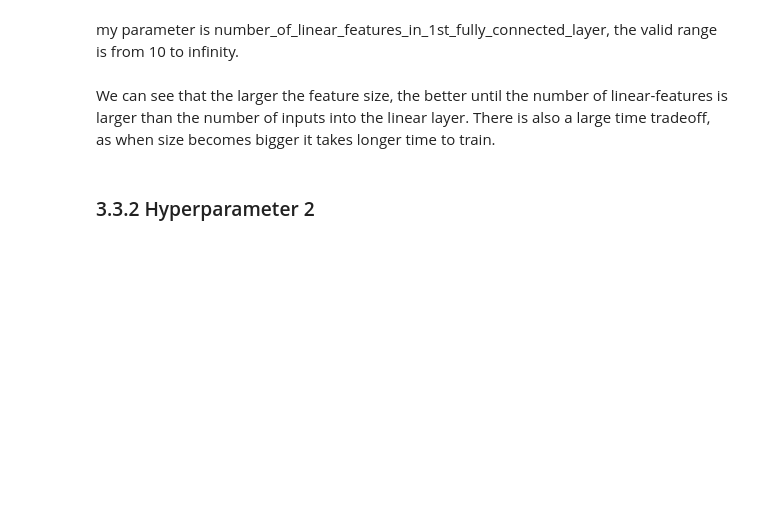
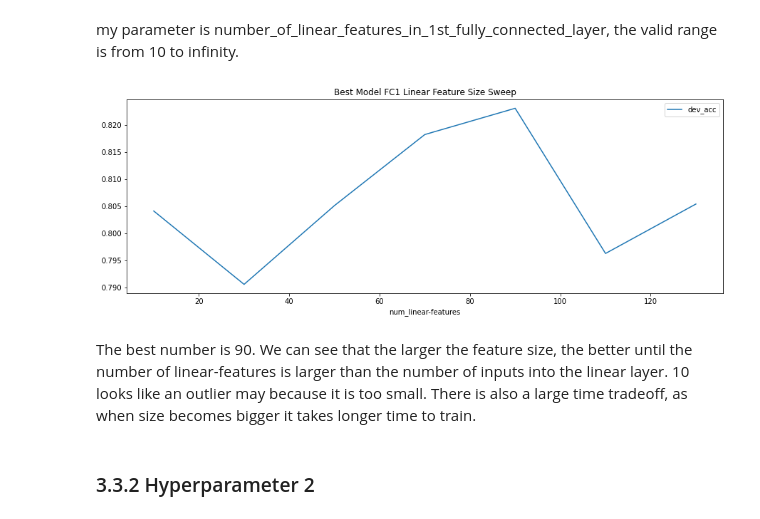
Before and after one commit to Evenstarneko/Machine-learning, a Jupyter notebook: HW3/ML_2021F_Practicum_3.ipynb, the cells around one changed output. Cells and saved outputs as stored; diff of their text form; code cells hidden in the pictures; blank space fills up the shorter version.

```diff
--- a/HW3/ML_2021F_Practicum_3.ipynb
+++ b/HW3/ML_2021F_Practicum_3.ipynb
@@ -254,14 +254,16 @@ Can you learn anything new about these hyperparameters, and what valid values fo
 my parameter is number_of_linear_features_in_1st_fully_connected_layer, the valid range is from 10 to infinity.
 # %%
  # number_of_linear_features_in_1st_fully_connected_layer = [10, 30, 50, 70, 90, 110, 130]
-best_linear_metrics = pd.read_csv('./3.3/best-linear-features-result.csv')
+best_linear_metrics = pd.read_csv('./result-best.csv')
 plt.figure(figsize=(15, 5))
 plt.title("Best Model FC1 Linear Feature Size Sweep")
 ax = plt.gca()
 best_linear_metrics.plot(kind='line',x='num_linear-features',y='dev_acc', ax=ax)
 plt.show()
+# %% [output]
+[figure, added]
 # %% [markdown]
-We can see that the larger the feature size, the better until the number of linear-features is larger than the number of inputs into the linear layer. There is also a large time tradeoff, as when size becomes bigger it takes longer time to train.
+The best number is 90. We can see that the larger the feature size, the better until the number of linear-features is larger than the number of inputs into the linear layer. 10 looks like an outlier may because it is too small. There is also a large time tradeoff, as when size becomes bigger it takes longer time to train.
 # %% [markdown]
 ### 3.3.2 Hyperparameter 2
 # %% [markdown]
```
Also changed, not shown: parts of 8 cells of this notebook, 50 other files.
